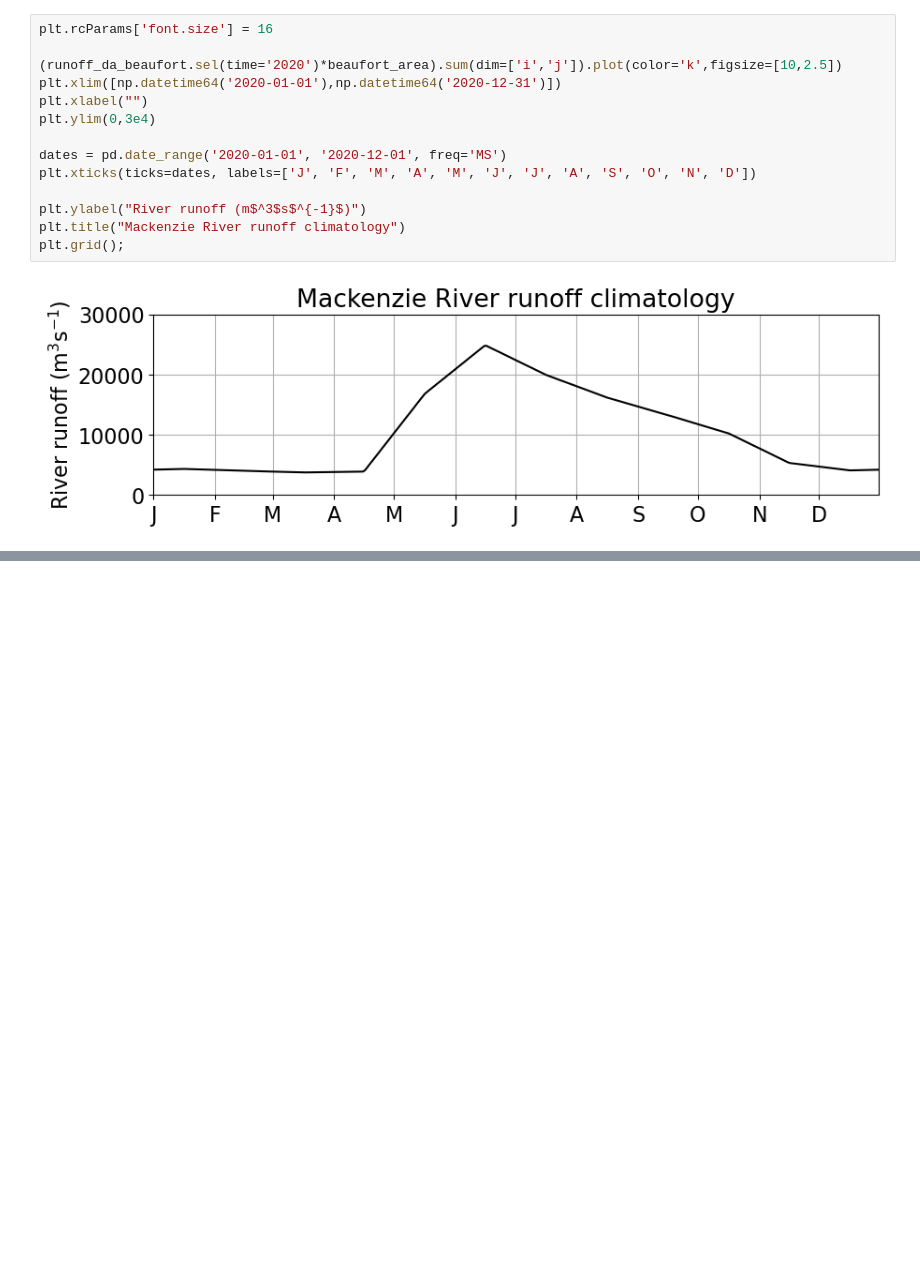
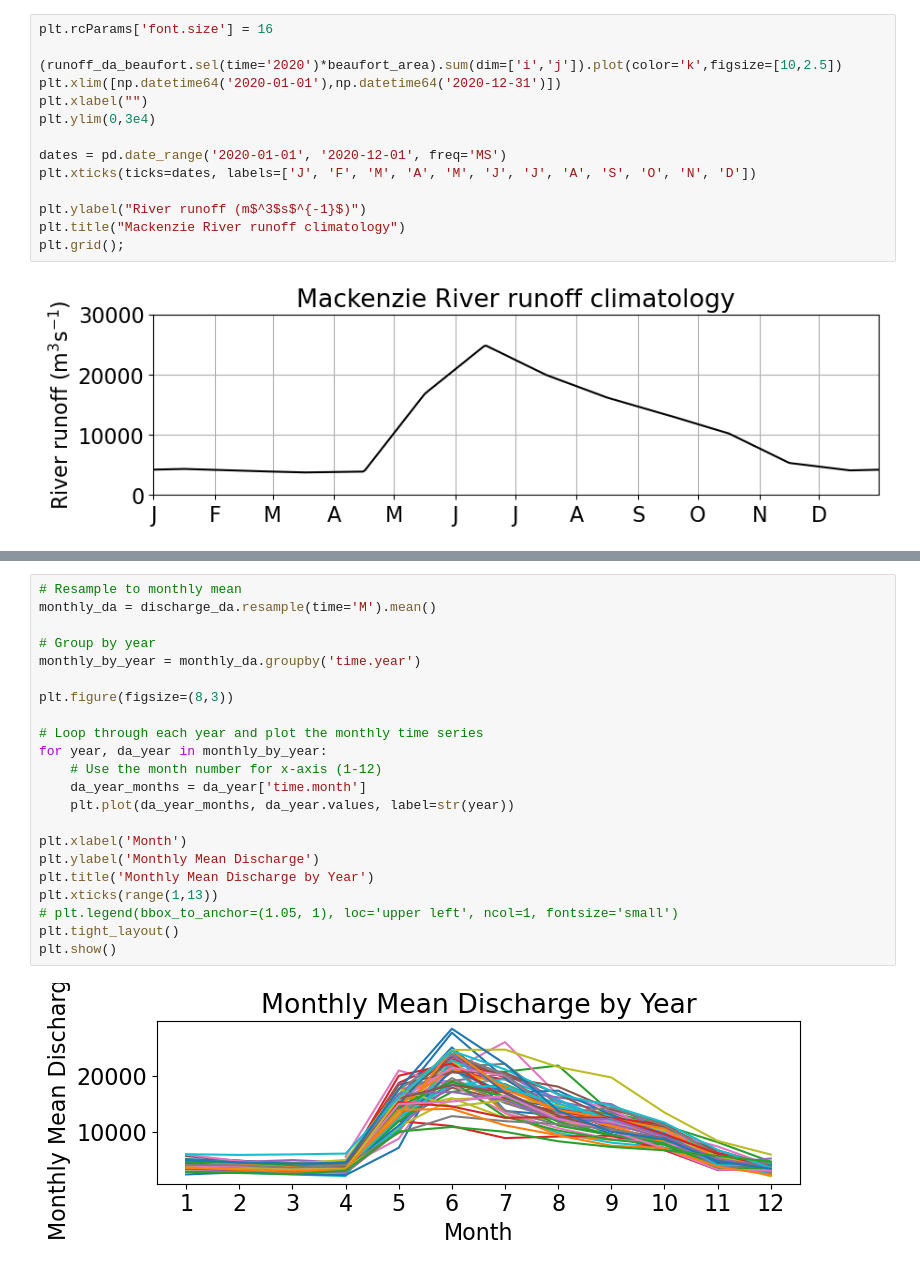
Before and after one commit to mjzahn/Mackenzie_Ice_Bridge, a Jupyter notebook: Jupyter_notebooks/model/7_mackenzie_runoff_supplement.ipynb, the cells around one changed output, grey strips where cells are left out. Drawn from its saved outputs; the diff is of its cells as text; blank space fills up the shorter version.

```diff
--- a/Jupyter_notebooks/model/7_mackenzie_runoff_supplement.ipynb
+++ b/Jupyter_notebooks/model/7_mackenzie_runoff_supplement.ipynb
@@ -83,0 +119,24 @@ plt.grid();
+# %%
+# Resample to monthly mean
+monthly_da = discharge_da.resample(time='M').mean()
+
+# Group by year
+monthly_by_year = monthly_da.groupby('time.year')
+
+plt.figure(figsize=(8,3))
+
+# Loop through each year and plot the monthly time series
+for year, da_year in monthly_by_year:
+    # Use the month number for x-axis (1-12)
+    da_year_months = da_year['time.month']
+    plt.plot(da_year_months, da_year.values, label=str(year))
+
+plt.xlabel('Month')
+plt.ylabel('Monthly Mean Discharge')
+plt.title('Monthly Mean Discharge by Year')
+plt.xticks(range(1,13))
+# plt.legend(bbox_to_anchor=(1.05, 1), loc='upper left', ncol=1, fontsize='small')
+plt.tight_layout()
+plt.show()
+# %% [output]
+[figure, added]
```
Also changed, not shown: parts of 11 cells of this notebook.
